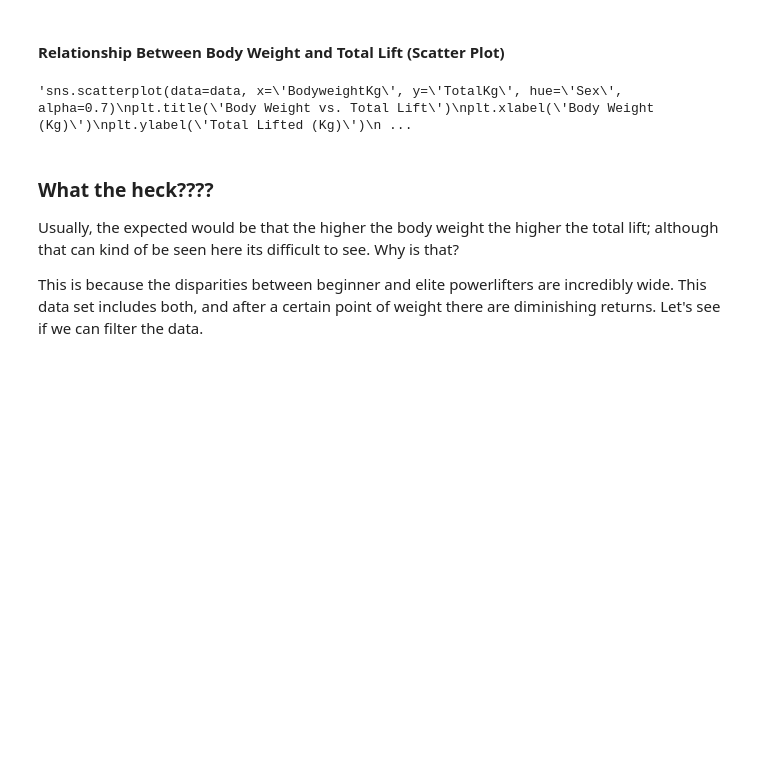
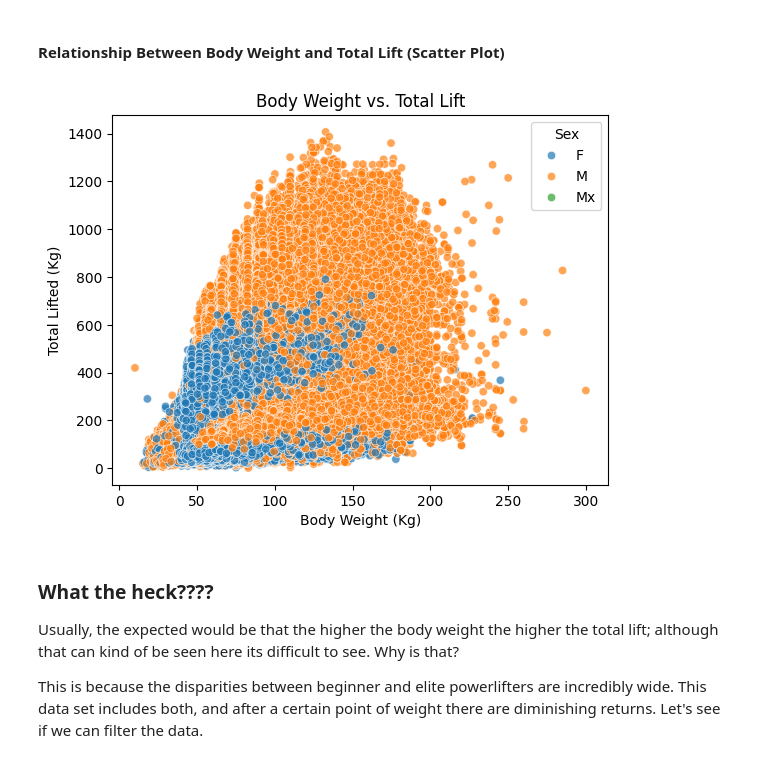
Before and after one commit to RishiReal/INFO-1998-Final-Project, a Jupyter notebook: finalproject.ipynb, the cells around one changed output. Drawn from its saved outputs; the diff is of its cells as text; code cells hidden in the pictures; blank space fills up the shorter version.

```diff
--- a/finalproject.ipynb
+++ b/finalproject.ipynb
@@ -65,14 +77,14 @@ max    7.933300e+02  7.569000e+02  1.761300e+02
 # %% [markdown]
 #### Relationship Between Body Weight and Total Lift (Scatter Plot)
 # %%
-'''sns.scatterplot(data=data, x='BodyweightKg', y='TotalKg', hue='Sex', alpha=0.7)
+sns.scatterplot(data=data, x='BodyweightKg', y='TotalKg', hue='Sex', alpha=0.7)
 plt.title('Body Weight vs. Total Lift')
 plt.xlabel('Body Weight (Kg)')
 plt.ylabel('Total Lifted (Kg)')
 plt.legend(title="Sex")
-plt.show()'''
+plt.show()
 # %% [output]
-'sns.scatterplot(data=data, x=\'BodyweightKg\', y=\'TotalKg\', hue=\'Sex\', alpha=0.7)\nplt.title(\'Body Weight vs. Total Lift\')\nplt.xlabel(\'Body Weight (Kg)\')\nplt.ylabel(\'Total Lifted (Kg)\')\n ...
+[figure, added]
 # %% [markdown]
 ### What the heck????
 
```
Also changed, not shown: parts of 22 cells of this notebook.
